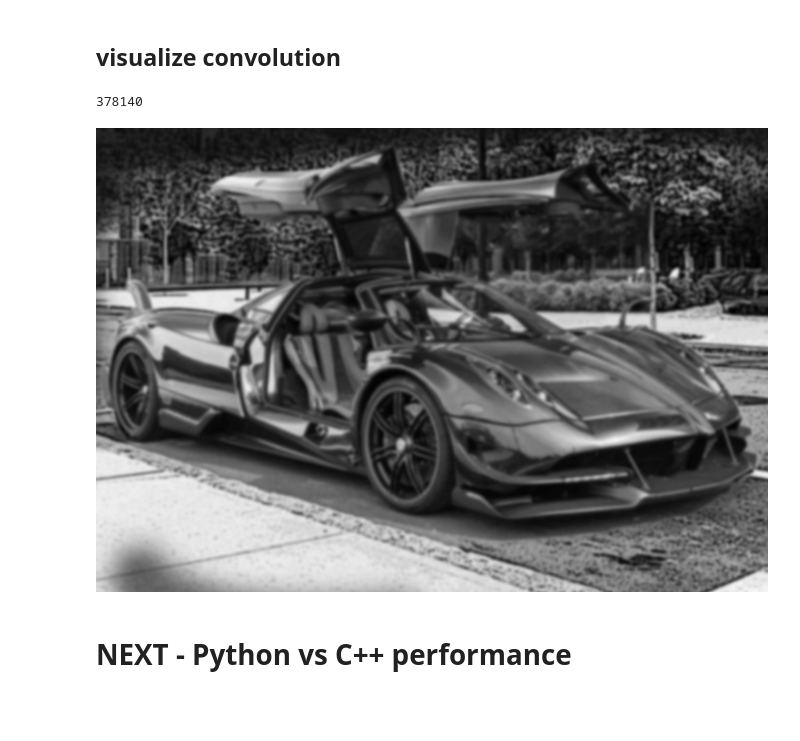
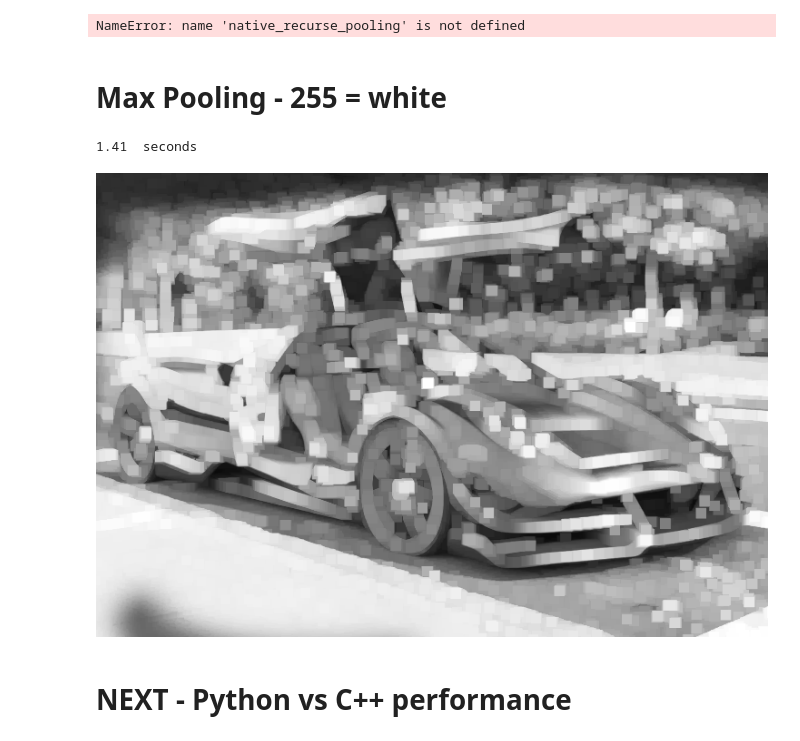
Before and after one commit to will-hill/AI_Decomposed, a Jupyter notebook: 3_CPP_Convolution.ipynb, the cells around one changed output. Drawn from its saved outputs; the diff is of its cells as text; code cells hidden in the pictures; blank space fills up the shorter version.

```diff
--- a/3_CPP_Convolution.ipynb
+++ b/3_CPP_Convolution.ipynb
@@ -110,11 +56,24 @@ convolution = native_recurse_pooling(mat, width, recurse_cnt, False, cpp_functio
-# %% [markdown]
-## visualize convolution
-# %%
-display(len(convolution))
-display_channel(convolution, width - (recurse_cnt))
-# %% [output]
-378140
-[figure, removed]
+# %%
+import time
+recurse_cnt = 10
+start = time.time()
+convolution = native_recurse_pooling(green, width, recurse_cnt, False, cpp_function_ptr)
+print(round((time.time()-start),2), ' seconds')
+display_channel(convolution, width - (recurse_cnt))
+# %% [output]
+NameError: name 'native_recurse_pooling' is not defined
+# %% [markdown]
+# Max Pooling - 255 = white
+# %%
+import time
+recurse_cnt = 10
+start = time.time()
+convolution = native_recurse_pooling(green, width, recurse_cnt, True, cpp_function_ptr)
+print(round((time.time()-start),2), ' seconds')
+display_channel(convolution, width - (recurse_cnt))
+# %% [output]
+1.41  seconds
+[figure, added]
 # %% [markdown]
 # NEXT  -  Python vs C++ performance
 # %% [markdown]
```
Also changed, not shown: parts of 26 cells of this notebook, 20 other files.
